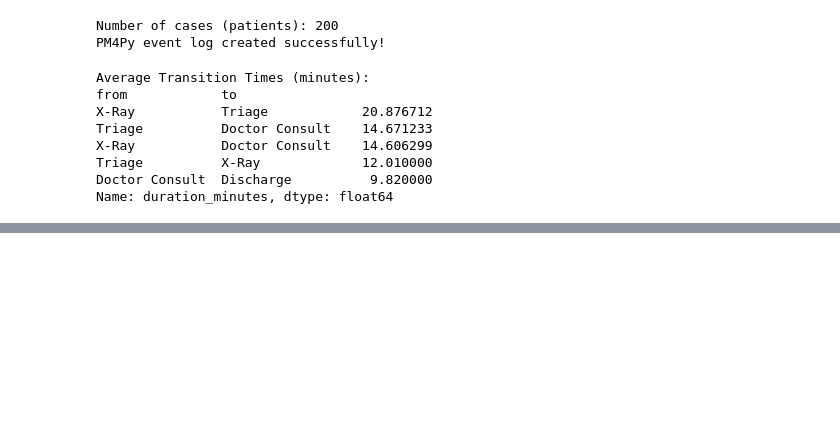
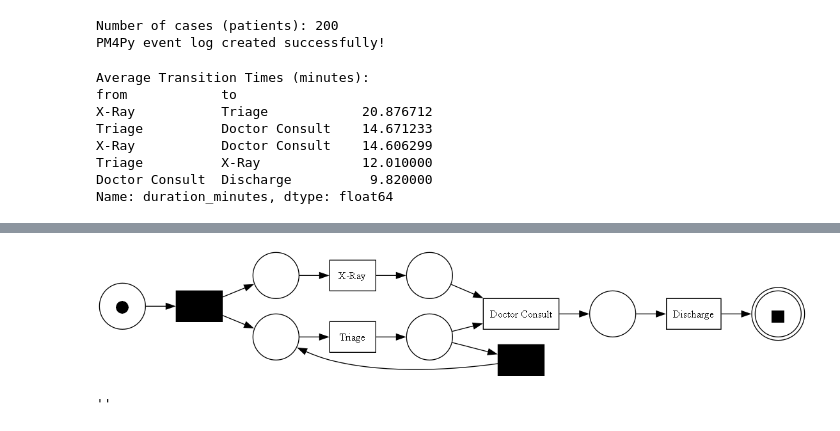
Before and after one commit to anaghaspillai/CareFlow-Clinical-Pathway-Analytics, a Jupyter notebook: notebooks/eda.ipynb, the cells around one changed output, grey strips where cells are left out. Cells and saved outputs as stored; diff of their text form; code cells hidden in the pictures; blank space fills up the shorter version.

```diff
--- a/notebooks/eda.ipynb
+++ b/notebooks/eda.ipynb
@@ -157,0 +200,9 @@ Name: duration_minutes, dtype: float64
+# %%
+net, initial_marking, final_marking = pm4py.discover_petri_net_inductive(event_log)
+pm4py.view_petri_net(net, initial_marking, final_marking)
+# %% [output]
+[figure, added]
+# %%
+pm4py.save_vis_petri_net(net, initial_marking, final_marking, "petri_net_output.png")
+# %% [output]
+''
```
Also changed, not shown: parts of 6 cells of this notebook, 2 other files.
